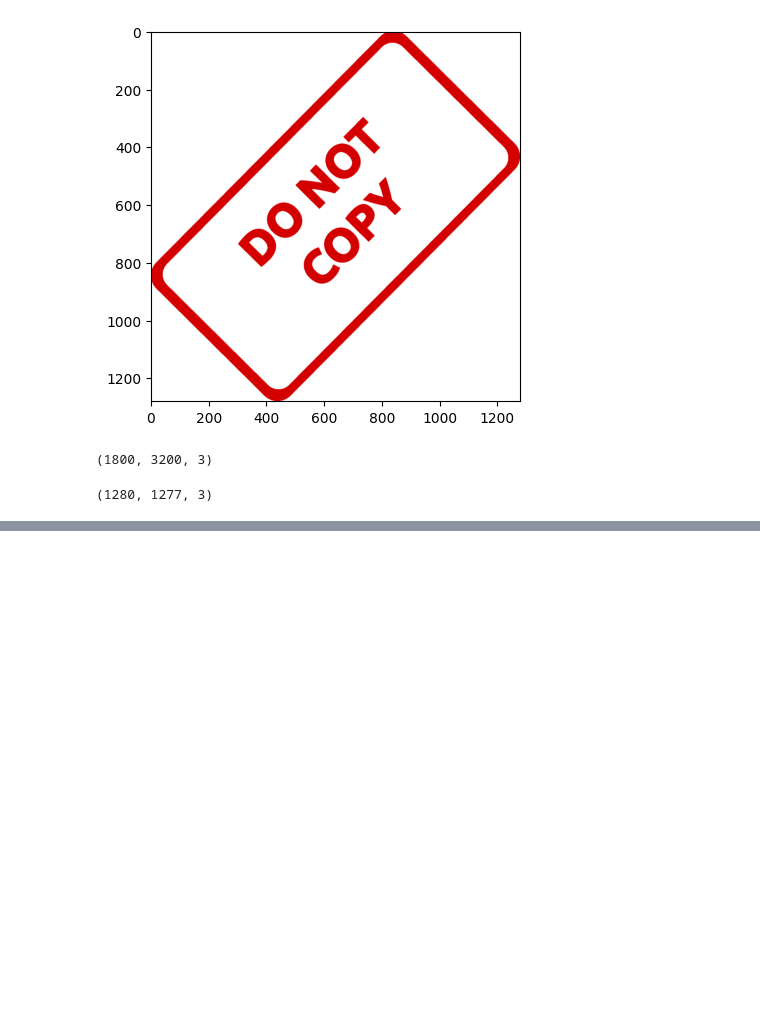
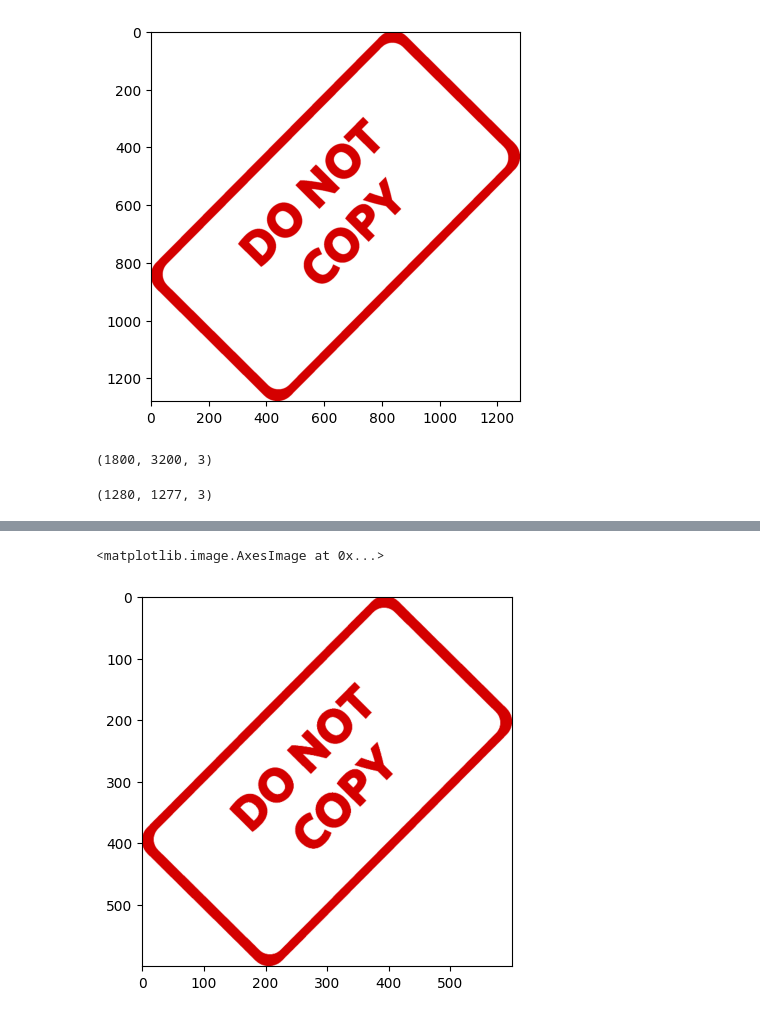
Before and after one commit to thanhtung0512/img.processing.course.udemy, a Jupyter notebook: section 4 - img processing/2. blending and pasting image.ipynb, the cells around one changed output, grey strips where cells are left out. Cells and saved outputs as stored; diff of their text form; code cells hidden in the pictures; blank space fills up the shorter version.

```diff
--- a/section 4 - img processing/2. blending and pasting image.ipynb
+++ b/section 4 - img processing/2. blending and pasting image.ipynb
@@ -29,0 +63,5 @@ print(img2.shape)
+# %%
+plt.imshow(img2)
+# %% [output]
+<matplotlib.image.AxesImage at 0x...>
+[figure, added]
```
Also changed, not shown: parts of 15 cells of this notebook.
